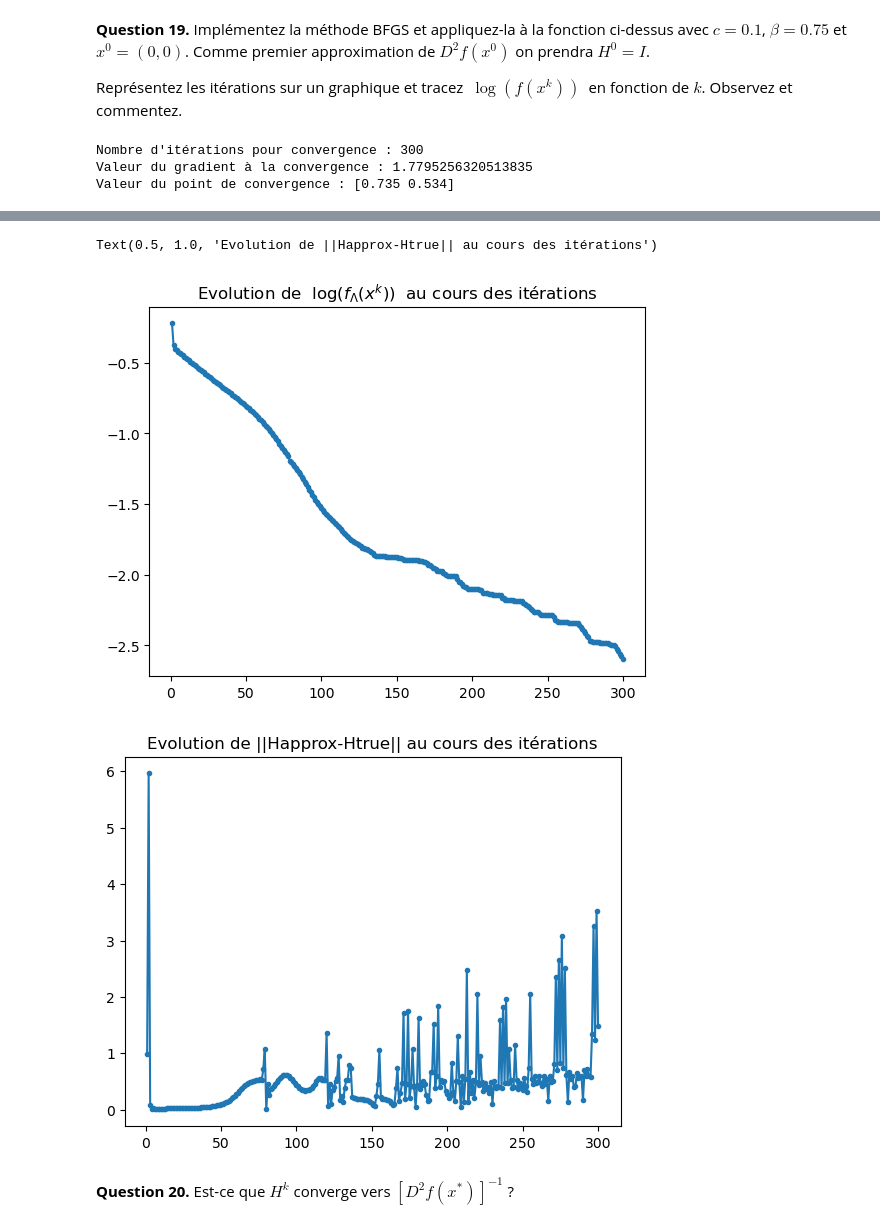
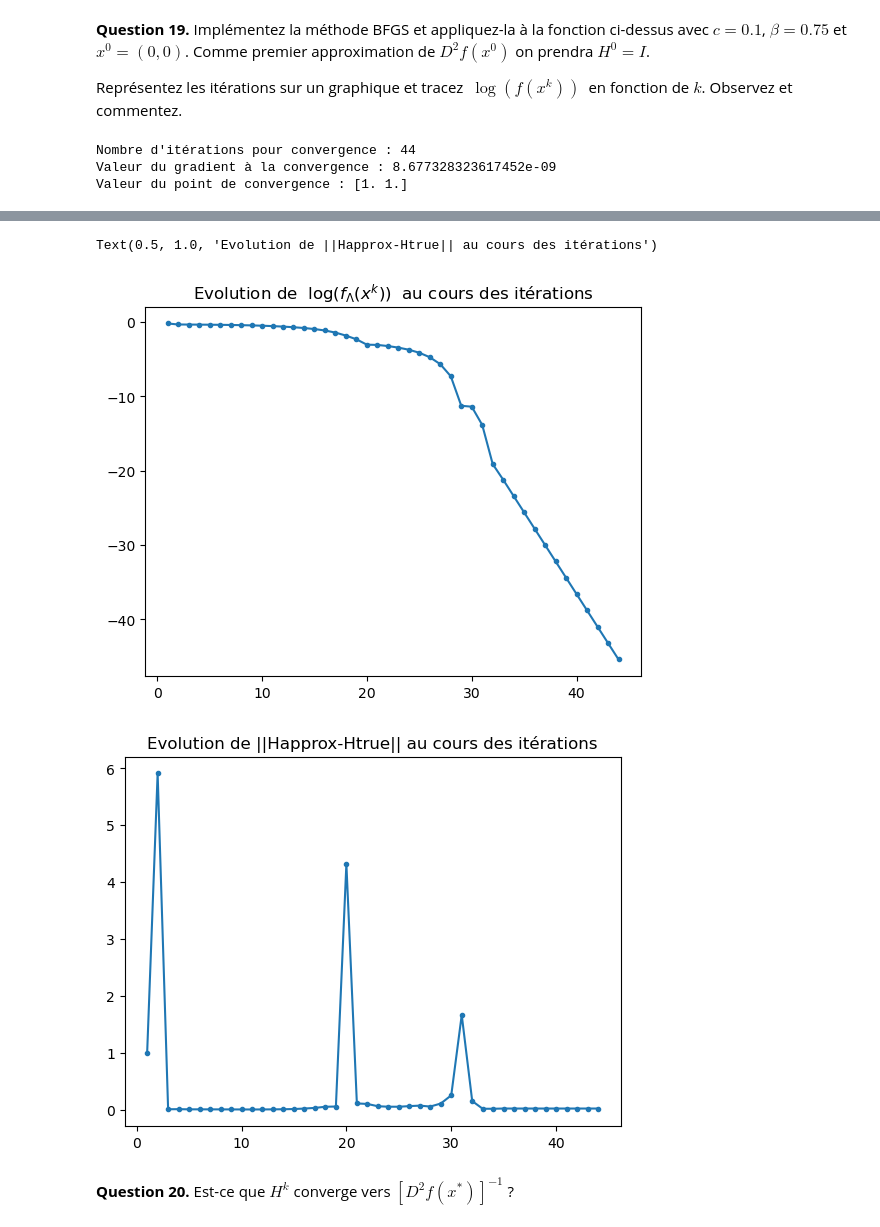
Before and after one commit to VictorNiaussat/optimization, a Jupyter notebook: TP2_Newton.ipynb, the cells around one changed output, grey strips where cells are left out. Saved outputs shown, nothing was run; the diff lists cells and outputs as text; code cells hidden in the pictures.

```diff
--- a/TP2_Newton.ipynb
+++ b/TP2_Newton.ipynb
@@ -263,12 +263,10 @@ __Question 19.__ Implémentez la méthode BFGS et appliquez-la à la fonction ci
 
 Représentez les itérations sur un graphique et tracez $\ \log(f(x^k))\ $ en fonction de $k$. Observez et commentez.
 # %%
-def approx_H(g,g_prec,X,X_prec,H_prec):
-    a=g-g_prec
-    b=X-X_prec
-    ro=1/(np.dot(a.T,b))
-    I=np.identity(2)
-    return np.dot(np.dot((I-ro*np.tensordot(b,a,axes=0)),H_prec),(I-ro*np.tensordot(a,b,axes=0)))+ro*np.dot(b,b.T)
+def approx_H(a,b,H_prec):
+    #ro=1/(np.dot(a.T,b))
+    #I=np.identity(2)
+    return np.dot(np.dot(np.identity(2) - (1/np.dot(a,b.T))*np.dot(b.T, a), H_prec), (np.identity(2) - (1/np.dot(a,b.T))*np.dot(a.T, b))) + (1/np.dot(a,b.T))*np.dot(b.T, b)
 # %%
 ## Solution
 
@@ -304,7 +302,7 @@ alpha = 1 ; iterations=0
 fz=f(x0,y0);g=df(x0,y0)
 normg=norm(g);normg0=normg
 H=np.identity(2)             # Initialisation de H
-X_prec,g_prec=X,g   # On gardera en mémoire l'itération précédente
+#X_prec,g_prec=X,g   # On gardera en mémoire l'itération précédente
 
 
 while normg>epsilon*normg0 and iterations<itermax :   # test du critère darrêt
@@ -322,14 +320,16 @@ while normg>epsilon*normg0 and iterations<itermax :   # test du critère darrêt
         iter_ls += 1
 
     # Mise à jour des variants
-    X_prec=X
-    X,fz = X+alpha*d,new_fz
-    g_prec,g = g,df(X[0],X[1])
-    normg=norm(g)
+    X_t=X
+    X,fz=X+alpha*d,new_fz
+    a_k=np.array([df(X[0], X[1]) - g])
+    b_k=np.array([X-X_t])
+    g,normg=df(X[0],X[1]),norm(g)
 
     # Calcul du H suivant :
-    H=approx_H(g,g_prec,X,X_prec,H)
+    H=approx_H(a_k,b_k,H)
 
+    alpha /= beta
     # On conserve pour l'affichage :
     tabgk.append(normg)
     tabLogFk.append(np.log(fz))
@@ -363,6 +363,6 @@ plt.title("Evolution de ||Happrox-Htrue|| au cours des itérations")
 
 # plot of the values of ||Happrox-Htrue|| along the iterations.
 # %% [output]
-Nombre d'itérations pour convergence : 300
-Valeur du gradient à la convergence : 1.7795256320513835
-Valeur du point de convergence : [0.735 0.534]
+Nombre d'itérations pour convergence : 44
+Valeur du gradient à la convergence : 8.677328323617452e-09
+Valeur du point de convergence : [1. 1.]
@@ -370,6 +370,6 @@ Valeur du point de convergence : [0.735 0.534]
 Text(0.5, 1.0, 'Evolution de ||Happrox-Htrue|| au cours des itérations')
-[figure, old version]
+[figure, new version]
-[figure, old version]
+[figure, new version]
 # %% [markdown]
 __Question 20.__ Est-ce que $H^k$ converge vers $[D^2 f(x^*)]^{-1}$ ?
 # %% [markdown]
```
Also changed, not shown: parts of 2 cells of this notebook.
